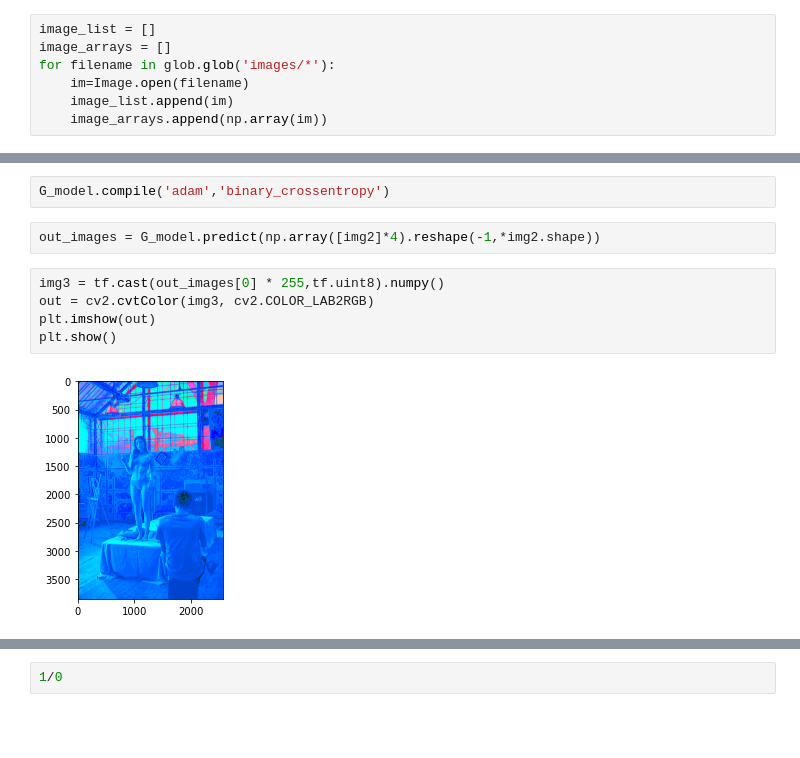
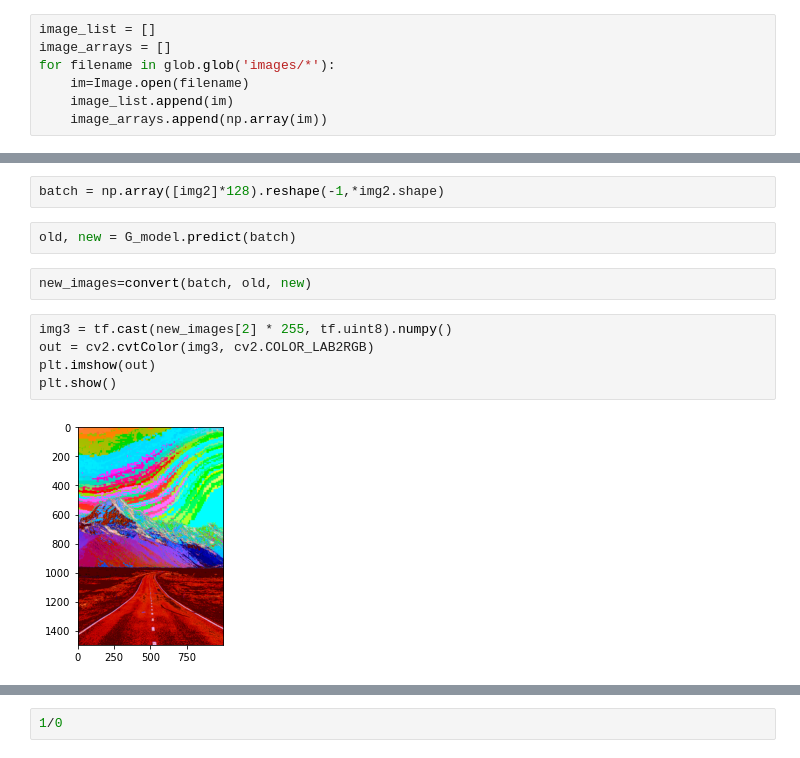
Before and after one commit to Pituuss/PracowniaProblemowa, a Jupyter notebook: PP.ipynb, the cells around one changed output, grey strips where cells are left out. Saved outputs shown, nothing was run; the diff lists cells and outputs as text; blank space fills up the shorter version.

```diff
--- a/PP.ipynb
+++ b/PP.ipynb
@@ -134,17 +185,19 @@ Total params: 23,591,808
 Trainable params: 4,096
 Non-trainable params: 23,587,712
 __________________________________________________________________________________________________
-# %%
-G_model.compile('adam','binary_crossentropy')
 # %%
-out_images = G_model.predict(np.array([img2]*4).reshape(-1,*img2.shape))
+batch = np.array([img2]*128).reshape(-1,*img2.shape)
+# %%
+old, new = G_model.predict(batch)
+# %%
+new_images=convert(batch, old, new)
 # %%
-img3 = tf.cast(out_images[0] * 255,tf.uint8).numpy()
+img3 = tf.cast(new_images[2] * 255, tf.uint8).numpy()
 out = cv2.cvtColor(img3, cv2.COLOR_LAB2RGB)
 plt.imshow(out)
 plt.show()
 # %% [output]
-[figure, old version]
+[figure, new version]
 # %%
 histr = cv2.calcHist([img3],[1],None,[256],[0,256])
 plt.plot(histr/256)
```
Also changed, not shown: parts of 19 cells of this notebook.
